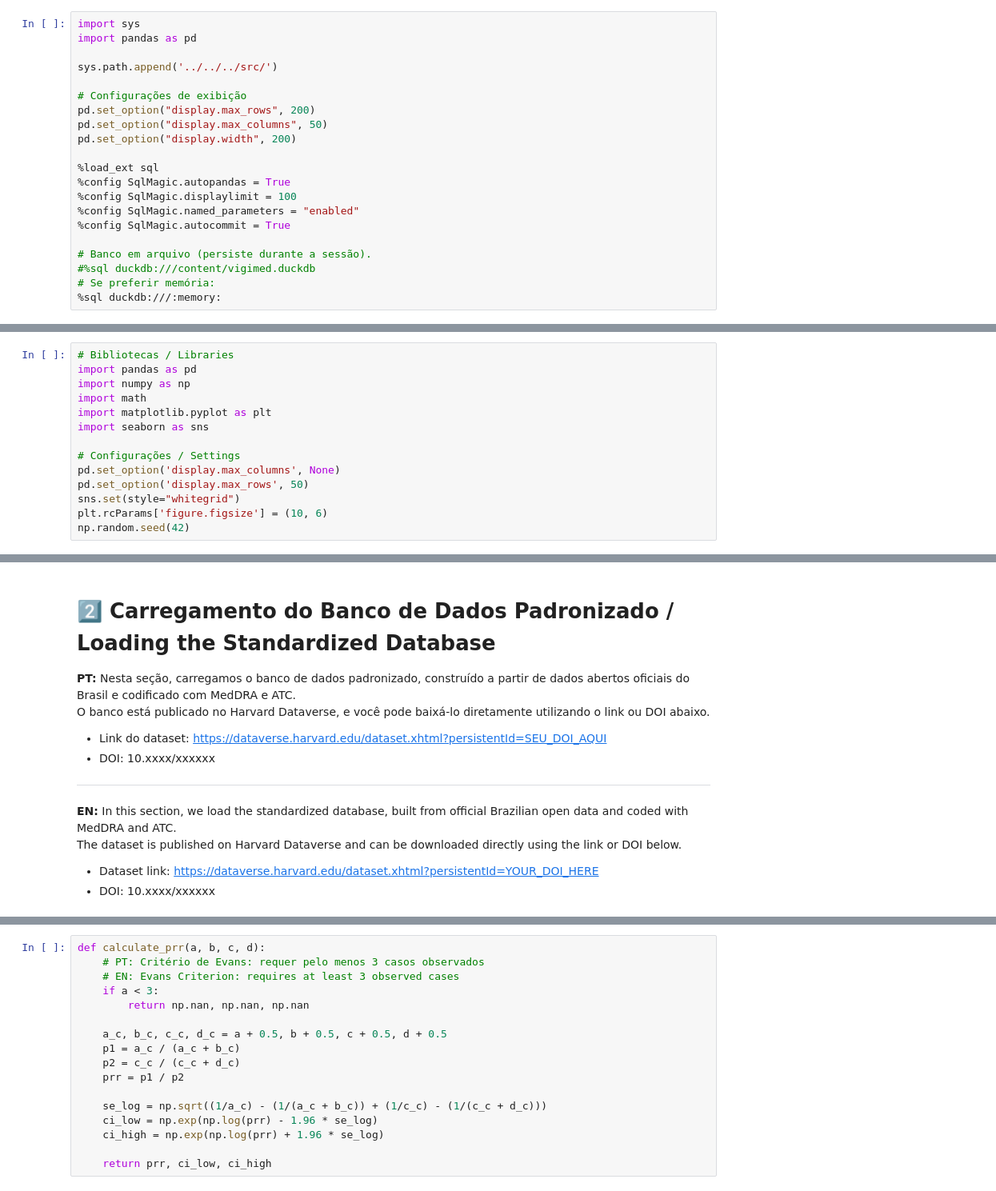
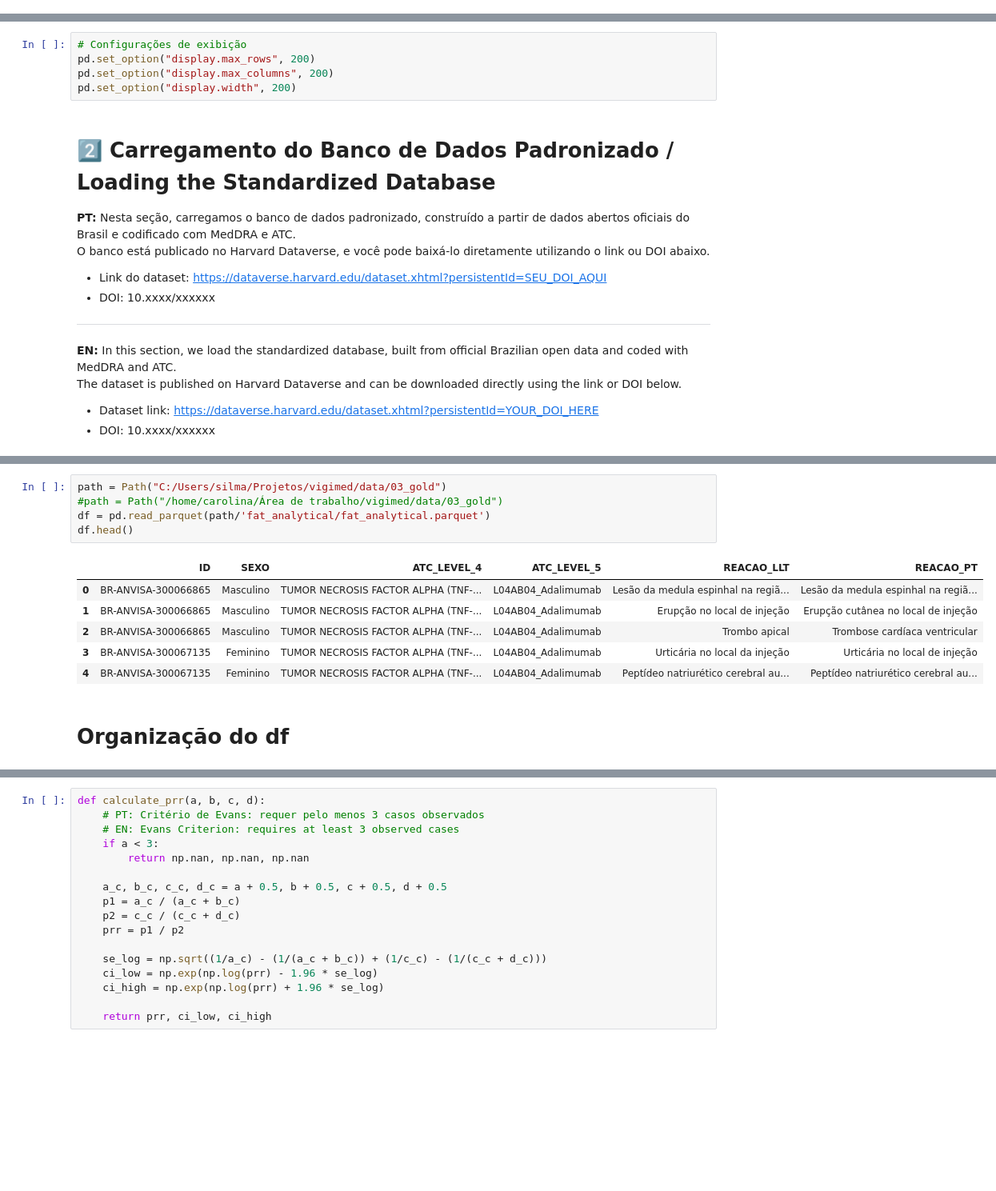
Before and after one commit to mlab-inf-ufrgs/vigimed, a Jupyter notebook: eda/disproportionality_analysis/Projeto_Vigimed_Cálculos_de_desproprocionalidade.ipynb, the cells around one changed output, grey strips where cells are left out. Shown at 80% size. Cells and saved outputs as stored; diff of their text form; blank space fills up the shorter version.

```diff
--- a/eda/disproportionality_analysis/Projeto_Vigimed_Cálculos_de_desproprocionalidade.ipynb
+++ b/eda/disproportionality_analysis/Projeto_Vigimed_Cálculos_de_desproprocionalidade.ipynb
@@ -47,24 +47,3 @@ anacarolinajacoby0@gmail.com
 
 
 **EN:** In this section, we import the necessary libraries, configure display options, and set a random seed to ensure reproducible results. We also define basic helper functions that will be used throughout the notebook.
-# %%
-import sys
-import pandas as pd
-
-sys.path.append('../../../src/')
-
-# Configurações de exibição
-pd.set_option("display.max_rows", 200)
-pd.set_option("display.max_columns", 50)
-pd.set_option("display.width", 200)
-
-%load_ext sql
-%config SqlMagic.autopandas = True
-%config SqlMagic.displaylimit = 100
-%config SqlMagic.named_parameters = "enabled"
-%config SqlMagic.autocommit = True
-
-# Banco em arquivo (persiste durante a sessão).
-#%sql duckdb:///content/vigimed.duckdb
-# Se preferir memória:
-%sql duckdb:///:memory:
@@ -73,14 +49,0 @@ Connecting to 'duckdb:///:memory:'
-# %%
-# Bibliotecas / Libraries
-import pandas as pd
-import numpy as np
-import math
-import matplotlib.pyplot as plt
-import seaborn as sns
-
-# Configurações / Settings
-pd.set_option('display.max_columns', None)
-pd.set_option('display.max_rows', 50)
-sns.set(style="whitegrid")
-plt.rcParams['figure.figsize'] = (10, 6)
-np.random.seed(42)
@@ -104,3 +54,8 @@ def verify_unique(df, column):
+# %%
+# Configurações de exibição
+pd.set_option("display.max_rows", 200)
+pd.set_option("display.max_columns", 200)
+pd.set_option("display.width", 200)
 # %% [markdown]
 # 2️⃣ Carregamento do Banco de Dados Padronizado / Loading the Standardized Database
 
@@ -220,3 +77,17 @@ dtype: int64
+# %%
+path = Path("C:/Users/silma/Projetos/vigimed/data/03_gold")
+#path = Path("/home/carolina/Área de trabalho/vigimed/data/03_gold")
+df = pd.read_parquet(path/'fat_analytical/fat_analytical.parquet')
+df.head()
+# %% [output]
+|  | ID | SEXO | ATC_LEVEL_4 | ATC_LEVEL_5 | REACAO_LLT | REACAO_PT |
+| 0 | BR-ANVISA-300066865 | Masculino | TUMOR NECROSIS FACTOR ALPHA (TNF-... | L04AB04_Adalimumab | Lesão da medula espinhal na regiã... | Lesão da medula espinhal na regiã... |
+| 1 | BR-ANVISA-300066865 | Masculino | TUMOR NECROSIS FACTOR ALPHA (TNF-... | L04AB04_Adalimumab | Erupção no local de injeção | Erupção cutânea no local de injeção |
+| 2 | BR-ANVISA-300066865 | Masculino | TUMOR NECROSIS FACTOR ALPHA (TNF-... | L04AB04_Adalimumab | Trombo apical | Trombose cardíaca ventricular |
+| 3 | BR-ANVISA-300067135 | Feminino | TUMOR NECROSIS FACTOR ALPHA (TNF-... | L04AB04_Adalimumab | Urticária no local da injeção | Urticária no local de injeção |
+| 4 | BR-ANVISA-300067135 | Feminino | TUMOR NECROSIS FACTOR ALPHA (TNF-... | L04AB04_Adalimumab | Peptídeo natriurético cerebral au... | Peptídeo natriurético cerebral au... |
+# %% [markdown]
+# Organização do df
 # %% [markdown]
 # 3️⃣ Medidas Frequentistas de Desproporcionalidade (PRR e ROR) / Frequentist Disproportionality Measures (PRR and ROR)
 
```
Also changed, not shown: parts of 21 cells of this notebook, 3 other files.
